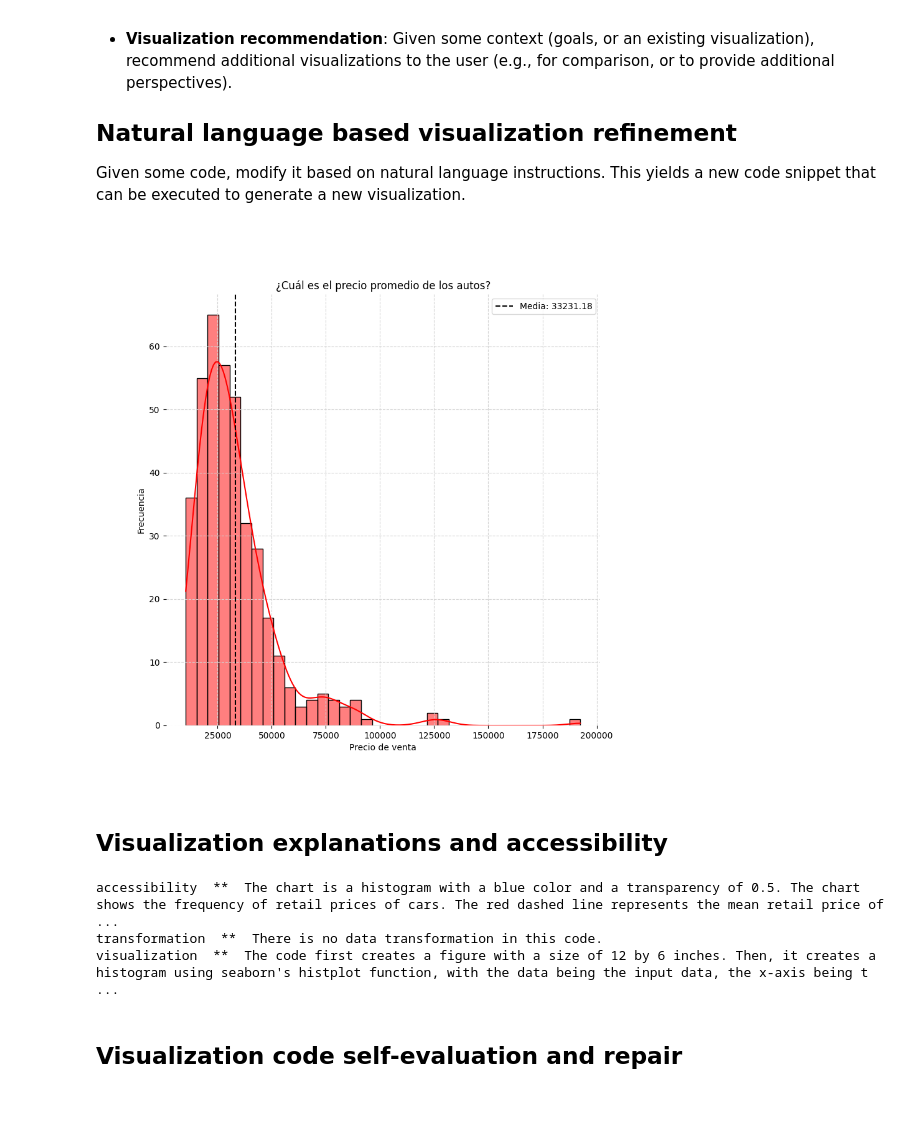
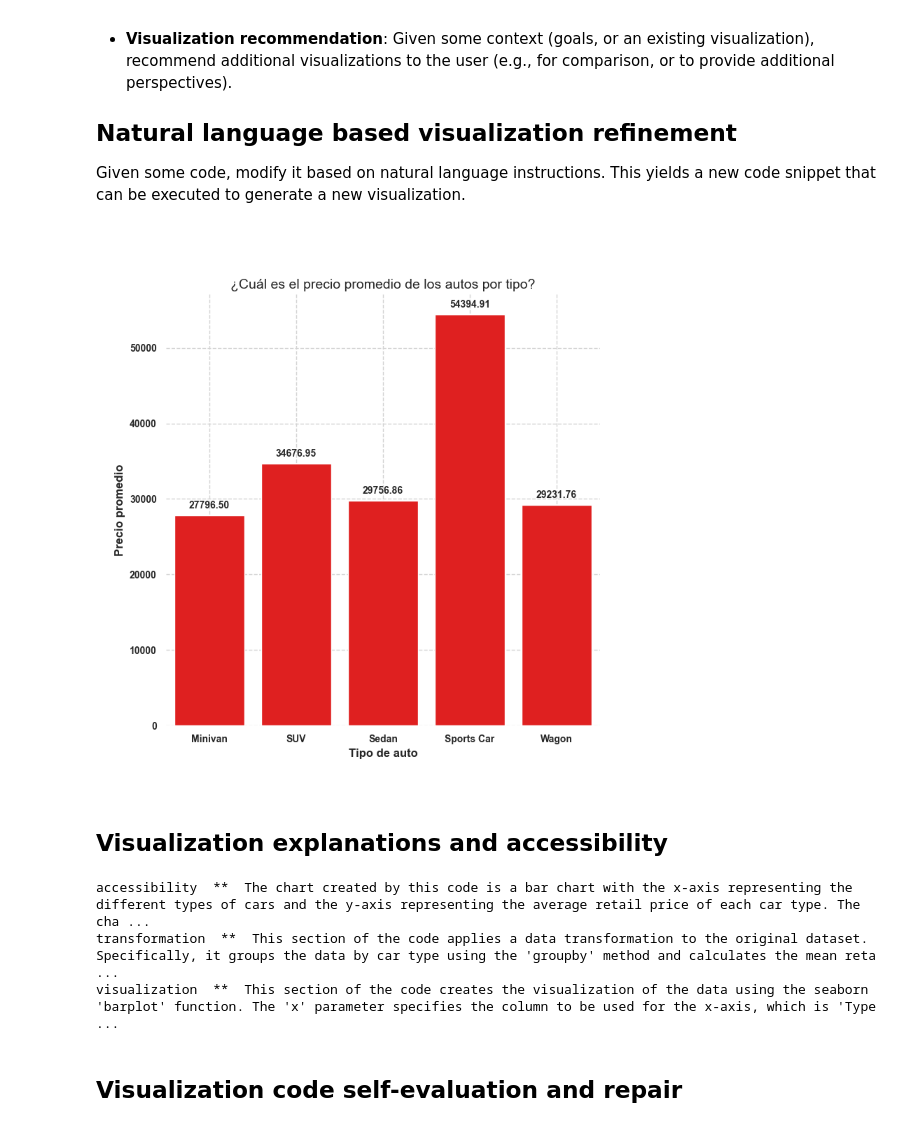
Before and after one commit to microsoft/lida, a Jupyter notebook: notebooks/tutorial.ipynb, the cells around one changed output. Drawn from its saved outputs; the diff is of its cells as text; code cells hidden in the pictures.

```diff
--- a/notebooks/tutorial.ipynb
+++ b/notebooks/tutorial.ipynb
@@ -121,7 +121,7 @@ charts[0]
 # %% [markdown]
 ### Generate visualization via a "user query"
 # %%
-user_query = "What is the average price of cars?"
+user_query = "What is the average price of cars by type?"
 textgen_config = TextGenerationConfig(n=1, temperature=0.2, use_cache=True)
 charts = lida.visualize(summary=summary, goal=user_query, textgen_config=textgen_config)
 charts[0]
@@ -159,11 +159,11 @@ Given some code, modify it based on natural language instructions. This yields a
 # %%
 code = charts[0].code
 textgen_config = TextGenerationConfig(n=1, temperature=0, use_cache=True)
-instructions = ["zoom in 50%", "make the chart height and width equal", "change the color of the chart to red", "translate the chart to spanish"]
+instructions = ["make the chart height and width equal", "change the color of the chart to red", "translate the chart to spanish"]
 edited_charts = lida.edit(code=code,  summary=summary, instructions=instructions, library=library, textgen_config=textgen_config)
 edited_charts[0]
 # %% [output]
-[figure, old version]
+[figure, new version]
 # %% [markdown]
 ## Visualization explanations and accessibility
 # %%
@@ -171,9 +171,9 @@ explanations = lida.explain(code=code, library=library, textgen_config=textgen_c
 for row in explanations[0]:
     print(row["section"]," ** ", row["explanation"])
 # %% [output]
-accessibility  **  The chart is a histogram with a blue color and a transparency of 0.5. The chart shows the frequency of retail prices of cars. The red dashed line represents the mean retail price of ...
-transformation  **  There is no data transformation in this code.
-visualization  **  The code first creates a figure with a size of 12 by 6 inches. Then, it creates a histogram using seaborn's histplot function, with the data being the input data, the x-axis being t ...
+accessibility  **  The chart created by this code is a bar chart with the x-axis representing the different types of cars and the y-axis representing the average retail price of each car type. The cha ...
+transformation  **  This section of the code applies a data transformation to the original dataset. Specifically, it groups the data by car type using the 'groupby' method and calculates the mean reta ...
+visualization  **  This section of the code creates the visualization of the data using the seaborn 'barplot' function. The 'x' parameter specifies the column to be used for the x-axis, which is 'Type ...
 # %% [markdown]
 ## Visualization code self-evaluation and repair
 # %%
```
Also changed, not shown: parts of 9 cells of this notebook.
